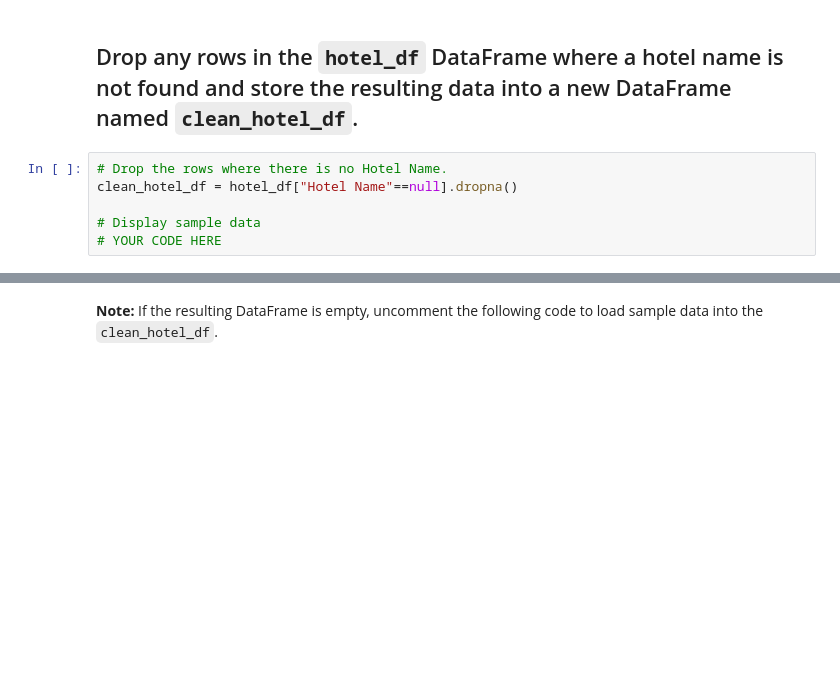
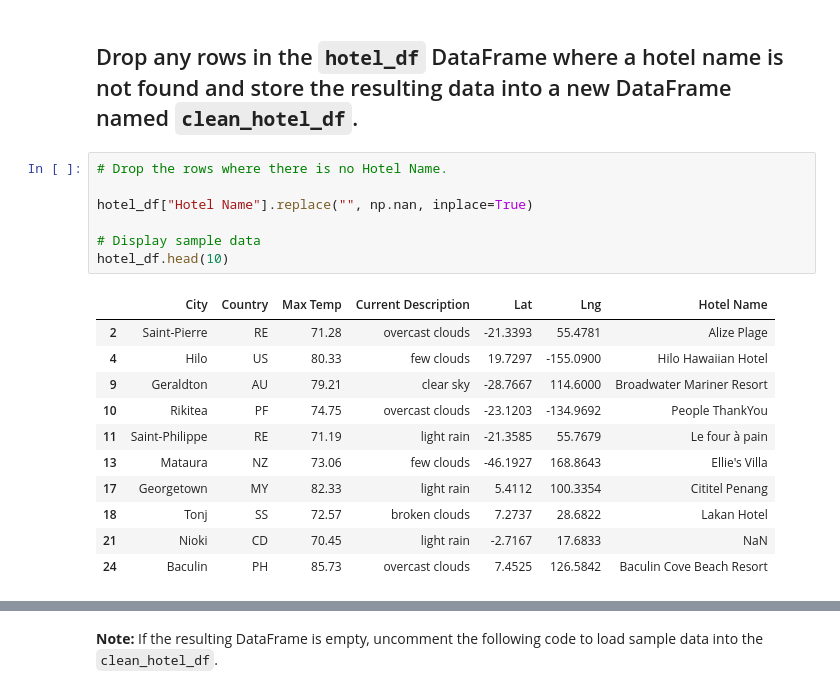
Before and after one commit to scottemac00/World_Weather_Analysis, a Jupyter notebook: Vacation_Search/Vacation_Search.ipynb, the cells around one changed output, grey strips where cells are left out. Saved outputs shown, nothing was run; the diff lists cells and outputs as text; blank space fills up the shorter version.

```diff
--- a/Vacation_Search/Vacation_Search.ipynb
+++ b/Vacation_Search/Vacation_Search.ipynb
@@ -155,7 +259,20 @@ hotel_df.head(10)
 ## Drop any rows in the `hotel_df` DataFrame where a hotel name is not found and store the resulting data into a new DataFrame named `clean_hotel_df`.
 # %%
 # Drop the rows where there is no Hotel Name.
-clean_hotel_df = hotel_df["Hotel Name"==null].dropna()
+
+hotel_df["Hotel Name"].replace("", np.nan, inplace=True)
 
 # Display sample data
-# YOUR CODE HERE
+hotel_df.head(10)
+# %% [output]
+|  | City | Country | Max Temp | Current Description | Lat | Lng | Hotel Name |
+| 2 | Saint-Pierre | RE | 71.28 | overcast clouds | -21.3393 | 55.4781 | Alize Plage |
+| 4 | Hilo | US | 80.33 | few clouds | 19.7297 | -155.0900 | Hilo Hawaiian Hotel |
+| 9 | Geraldton | AU | 79.21 | clear sky | -28.7667 | 114.6000 | Broadwater Mariner Resort |
+| 10 | Rikitea | PF | 74.75 | overcast clouds | -23.1203 | -134.9692 | People ThankYou |
+| 11 | Saint-Philippe | RE | 71.19 | light rain | -21.3585 | 55.7679 | Le four à pain |
+| 13 | Mataura | NZ | 73.06 | few clouds | -46.1927 | 168.8643 | Ellie's Villa |
+| 17 | Georgetown | MY | 82.33 | light rain | 5.4112 | 100.3354 | Cititel Penang |
+| 18 | Tonj | SS | 72.57 | broken clouds | 7.2737 | 28.6822 | Lakan Hotel |
+| 21 | Nioki | CD | 70.45 | light rain | -2.7167 | 17.6833 | NaN |
+| 24 | Baculin | PH | 85.73 | overcast clouds | 7.4525 | 126.5842 | Baculin Cove Beach Resort |
```
Also changed, not shown: parts of 14 cells of this notebook, 2 other files.
